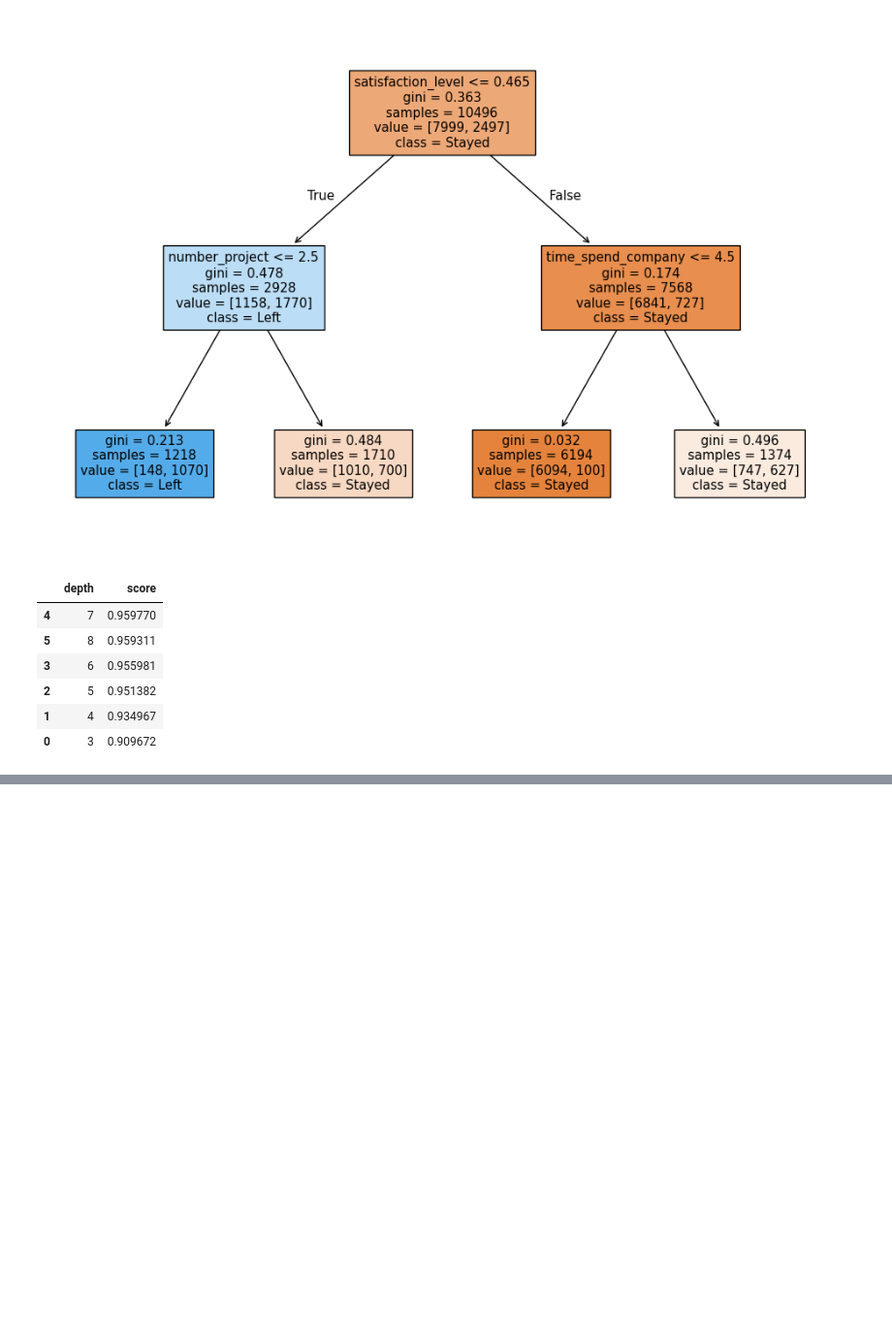
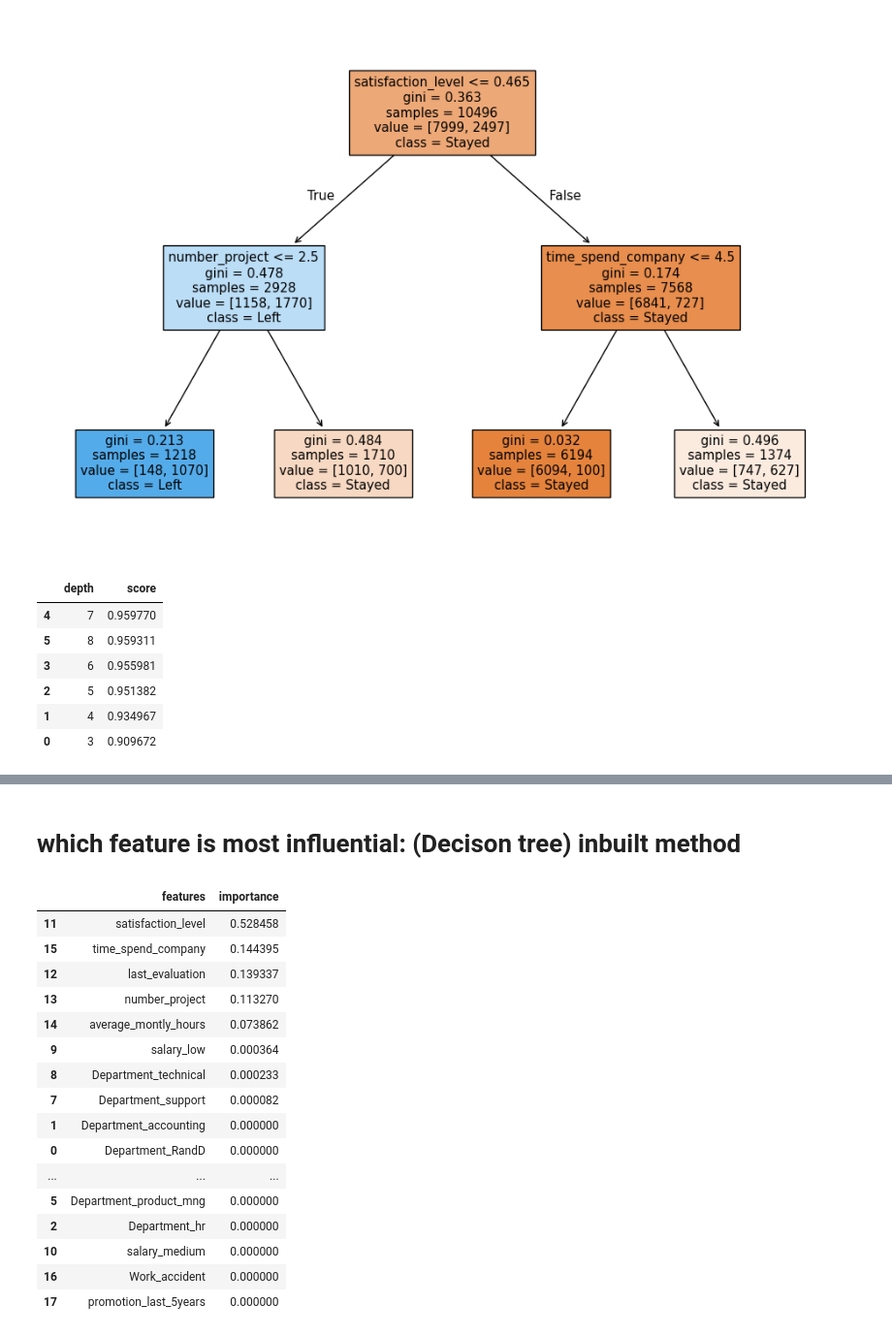
Before and after one commit to DAI-ai-code/Machine-Learning, a Jupyter notebook: day6/3_Decision_tree_GR.ipynb, the cells around one changed output, grey strips where cells are left out. Shown at 97% size. Saved outputs shown, nothing was run; the diff lists cells and outputs as text; code cells hidden in the pictures; blank space fills up the shorter version.

```diff
--- a/day6/3_Decision_tree_GR.ipynb
+++ b/day6/3_Decision_tree_GR.ipynb
@@ -60,0 +100,23 @@ scores.sort_values('score', ascending=False)
+# %% [markdown]
+# which feature is most influential: (Decison tree) inbuilt method
+# %%
+df_imp = pd.DataFrame({'features':X_train_trns.columns,'importance':best_tree.feature_importances_})
+df_imp.sort_values('importance', ascending=False)
+# %% [output]
+|  | features | importance |
+| 11 | satisfaction_level | 0.528458 |
+| 15 | time_spend_company | 0.144395 |
+| 12 | last_evaluation | 0.139337 |
+| 13 | number_project | 0.113270 |
+| 14 | average_montly_hours | 0.073862 |
+| 9 | salary_low | 0.000364 |
+| 8 | Department_technical | 0.000233 |
+| 7 | Department_support | 0.000082 |
+| 1 | Department_accounting | 0.000000 |
+| 0 | Department_RandD | 0.000000 |
+| ... | ... | ... |
+| 5 | Department_product_mng | 0.000000 |
+| 2 | Department_hr | 0.000000 |
+| 10 | salary_medium | 0.000000 |
+| 16 | Work_accident | 0.000000 |
+| 17 | promotion_last_5years | 0.000000 |
```
Also changed, not shown: parts of 7 cells of this notebook, 1 other file.
